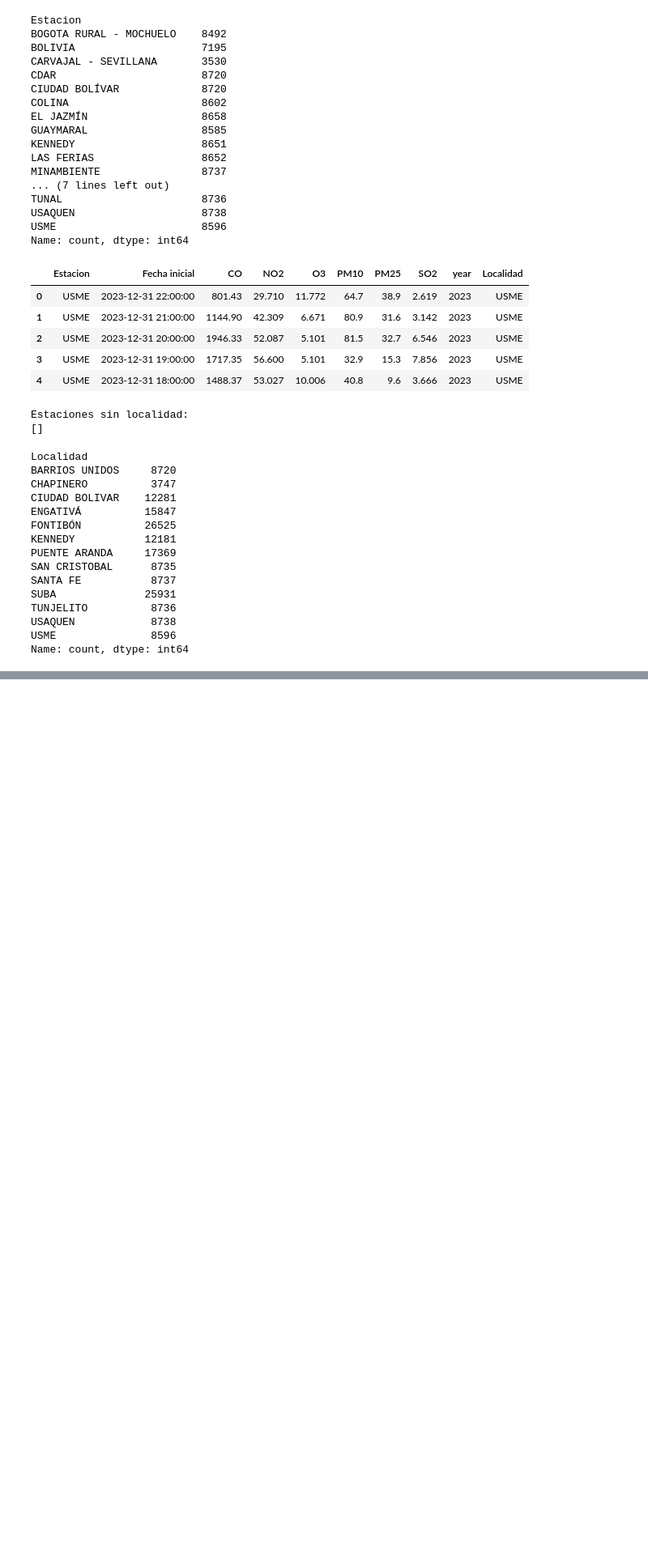
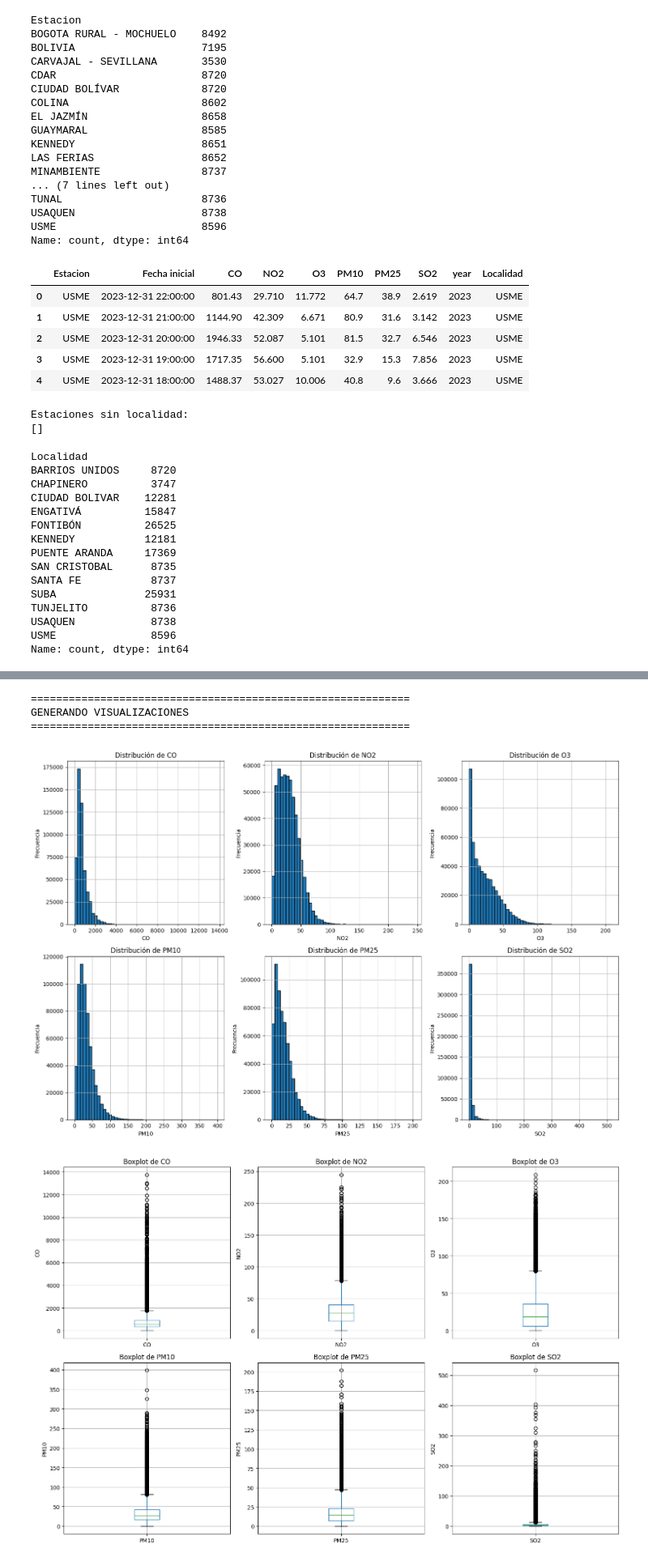
Before and after one commit to BILabsAndProjects/Proyecto2BI, a Jupyter notebook: procesamiento_sisaire.ipynb, the cells around one changed output, grey strips where cells are left out. Shown: that part at 81% size. Drawn from its saved outputs; the diff is of its cells as text; code cells hidden in the pictures; blank space fills up the shorter version.

```diff
--- a/procesamiento_sisaire.ipynb
+++ b/procesamiento_sisaire.ipynb
@@ -233,0 +308,7 @@ df.to_csv(output_path, index=False)
+# %%
+print("\n" + "="*60)
+print("ESTADÍSTICAS DESCRIPTIVAS - CONTAMINANTES")
+print("="*60)
+
+contaminantes = ['CO', 'NO2', 'O3', 'PM10', 'PM25', 'SO2']
+print(df[contaminantes].describe())
@@ -233,0 +393,54 @@ df.to_csv(output_path, index=False)
+# %%
+print("\n" + "="*60)
+print("GENERANDO VISUALIZACIONES")
+print("="*60)
+
+# 1. Distribución de contaminantes
+fig, axes = plt.subplots(2, 3, figsize=(15, 10))
+axes = axes.flatten()
+
+for idx, contaminante in enumerate(contaminantes):
+    df[contaminante].hist(bins=50, ax=axes[idx], edgecolor='black')
+    axes[idx].set_title(f'Distribución de {contaminante}')
+    axes[idx].set_xlabel(contaminante)
+    axes[idx].set_ylabel('Frecuencia')
+
+plt.tight_layout()
+plt.show()
+
+# 2. Boxplots de contaminantes
+fig, axes = plt.subplots(2, 3, figsize=(15, 10))
+axes = axes.flatten()
+
+for idx, contaminante in enumerate(contaminantes):
+    df.boxplot(column=contaminante, ax=axes[idx])
+    axes[idx].set_title(f'Boxplot de {contaminante}')
+    axes[idx].set_ylabel(contaminante)
+
+plt.tight_layout()
+plt.show()
+
+# 3. Registros por año
+plt.figure(figsize=(10, 6))
+df['Año'].value_counts().sort_index().plot(kind='bar', color='steelblue')
+plt.title('Registros por Año')
+plt.xlabel('Año')
+plt.ylabel('Cantidad de Registros')
+plt.xticks(rotation=0)
+plt.tight_layout()
+plt.show()
+
+# 4. Registros por localidad
+plt.figure(figsize=(12, 6))
+df['Localidad'].value_counts().sort_values().plot(kind='barh', color='teal')
+plt.title('Registros por Localidad')
+plt.xlabel('Cantidad de Registros')
+plt.ylabel('Localidad')
+plt.tight_layout()
+plt.show()
+# %% [output]
+============================================================
+GENERANDO VISUALIZACIONES
+============================================================
+[figure, added]
+[figure, added]
```
Also changed, not shown: parts of 11 cells of this notebook, 10 other files.
